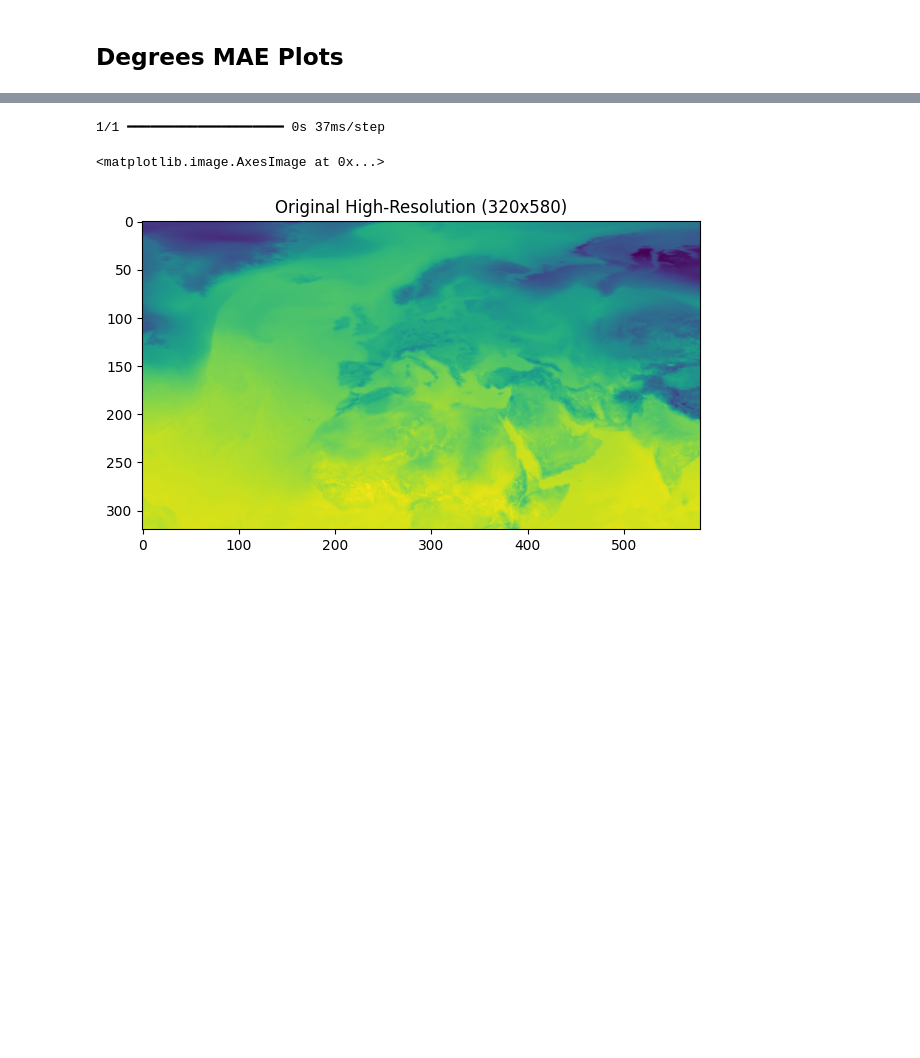
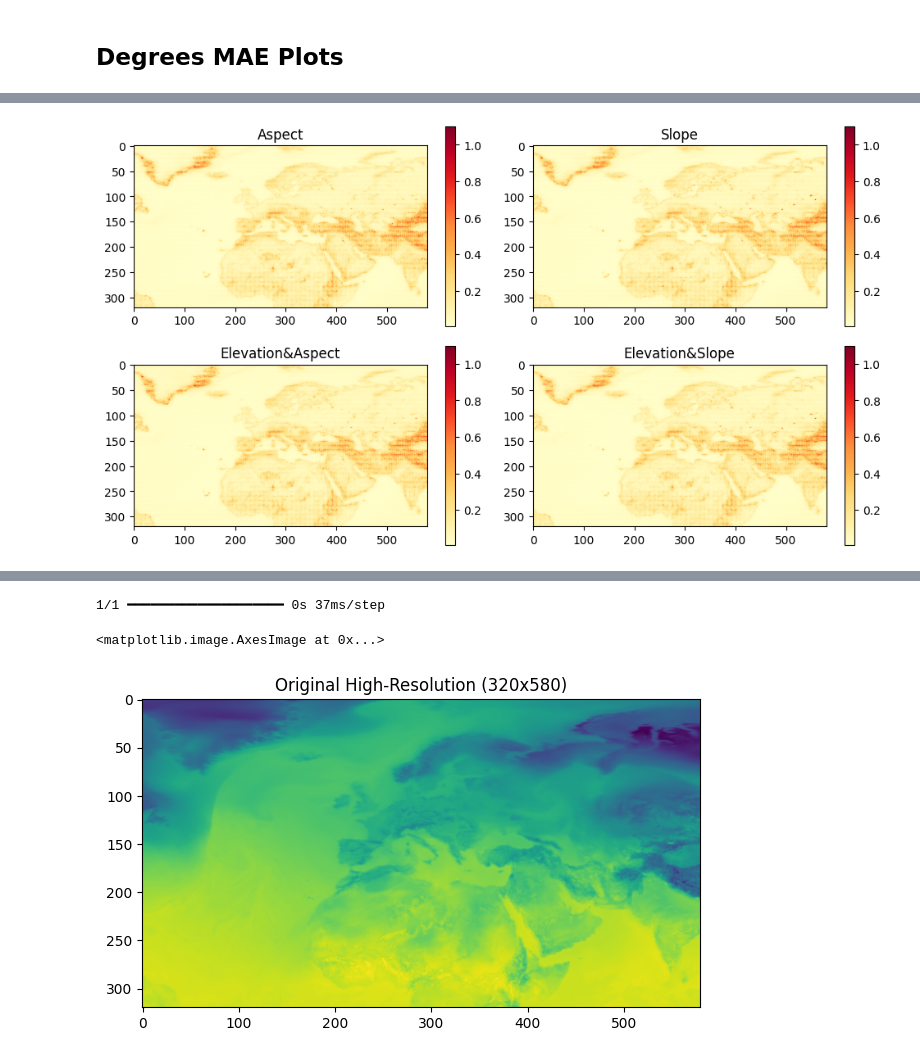
Before and after one commit to AntigoniMoira/Terrain-Aware-DL-Downscaling, a Jupyter notebook: 5_MethodsComparison.ipynb, the cells around one changed output, grey strips where cells are left out. Cells and saved outputs as stored; diff of their text form; code cells hidden in the pictures; blank space fills up the shorter version.

```diff
--- a/5_MethodsComparison.ipynb
+++ b/5_MethodsComparison.ipynb
@@ -451,3 +486,36 @@ plt.show()
+# %%
+# Plot the heatmaps
+fig, axes = plt.subplots(2, 2, figsize=(10, 5.5))
+
+# Determine shared color scale across all three maps
+vmin = min(degrees_mae_aspect.min(), degrees_mae_slope.min(), degrees_mae_elevaspect.min(), degrees_mae_elevslope.min())
+vmax = max(degrees_mae_aspect.max(), degrees_mae_slope.max(), degrees_mae_elevaspect.max(), degrees_mae_elevslope.max())
+
+# 1. Aspect
+im0 = axes[0, 0].imshow(degrees_mae_aspect, cmap='YlOrRd', vmin=vmin, vmax=vmax)
+axes[0, 0].set_title("Aspect")
+plt.colorbar(im0, ax=axes[0, 0])
+
+# 2. Slope
+im1 = axes[0, 1].imshow(degrees_mae_slope, cmap='YlOrRd', vmin=vmin, vmax=vmax)
+axes[0, 1].set_title("Slope")
+plt.colorbar(im1, ax=axes[0, 1])
+
+# 3. Elevation & Aspect
+im2 = axes[1, 0].imshow(degrees_mae_elevaspect, cmap='YlOrRd', vmin=vmin, vmax=vmax)
+axes[1, 0].set_title("Elevation&Aspect")
+plt.colorbar(im2, ax=axes[1, 0])
+
+# 4. Elevation & Slope
+im2 = axes[1, 1].imshow(degrees_mae_elevslope, cmap='YlOrRd', vmin=vmin, vmax=vmax)
+axes[1, 1].set_title("Elevation&Slope")
+plt.colorbar(im2, ax=axes[1, 1])
+
+# Final layout tweaks
+plt.tight_layout()
+plt.show()
+# %% [output]
+[figure, added]
 # %%
 # Plot the heatmaps
 fig, axes = plt.subplots(1, 2, figsize=(12, 3))
```
Also changed, not shown: parts of 50 cells of this notebook, 15 other files.
